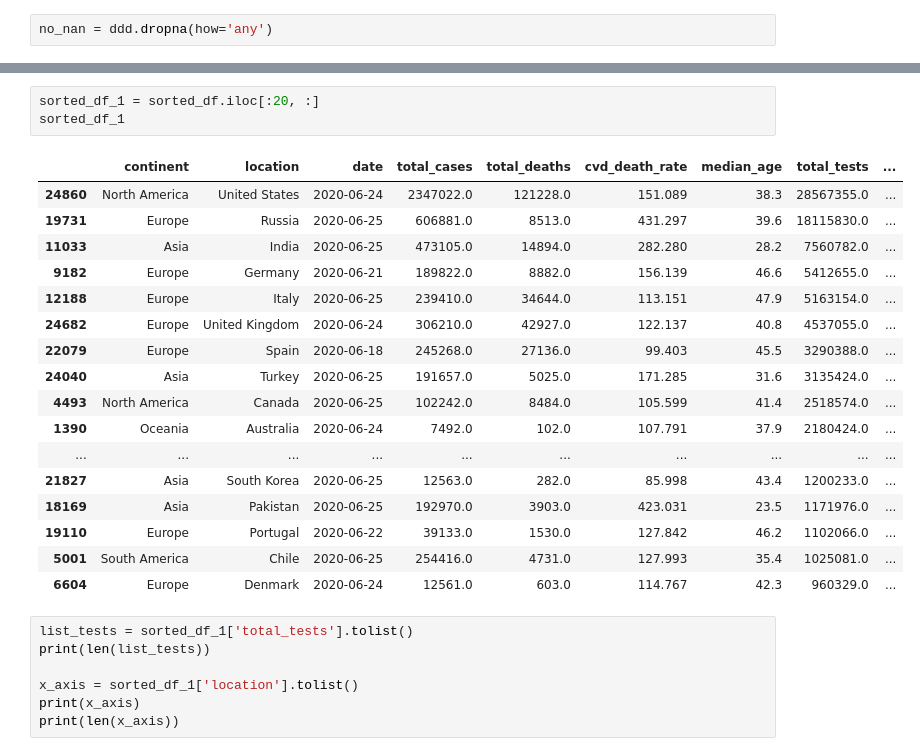
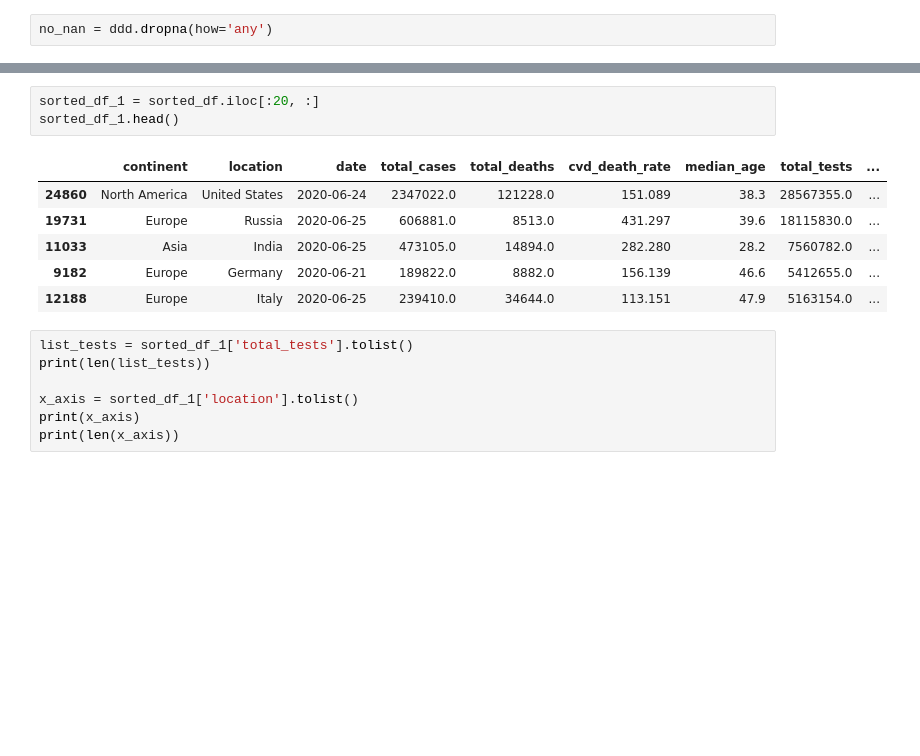
Before and after one commit to edwardma401/unit07_project_1, a Jupyter notebook: Untitled.ipynb, the cells around one changed output, grey strips where cells are left out. Cells and saved outputs as stored; diff of their text form; blank space fills up the shorter version.

```diff
--- a/Untitled.ipynb
+++ b/Untitled.ipynb
@@ -152,24 +100,13 @@ sorted_df
 # %%
 sorted_df_1 = sorted_df.iloc[:20, :]
-sorted_df_1
+sorted_df_1.head()
 # %% [output]
 |  | continent | location | date | total_cases | total_deaths | cvd_death_rate | median_age | total_tests | ... |
 | 24860 | North America | United States | 2020-06-24 | 2347022.0 | 121228.0 | 151.089 | 38.3 | 28567355.0 | ... |
 | 19731 | Europe | Russia | 2020-06-25 | 606881.0 | 8513.0 | 431.297 | 39.6 | 18115830.0 | ... |
 | 11033 | Asia | India | 2020-06-25 | 473105.0 | 14894.0 | 282.280 | 28.2 | 7560782.0 | ... |
 | 9182 | Europe | Germany | 2020-06-21 | 189822.0 | 8882.0 | 156.139 | 46.6 | 5412655.0 | ... |
 | 12188 | Europe | Italy | 2020-06-25 | 239410.0 | 34644.0 | 113.151 | 47.9 | 5163154.0 | ... |
-| 24682 | Europe | United Kingdom | 2020-06-24 | 306210.0 | 42927.0 | 122.137 | 40.8 | 4537055.0 | ... |
-| 22079 | Europe | Spain | 2020-06-18 | 245268.0 | 27136.0 | 99.403 | 45.5 | 3290388.0 | ... |
-| 24040 | Asia | Turkey | 2020-06-25 | 191657.0 | 5025.0 | 171.285 | 31.6 | 3135424.0 | ... |
-| 4493 | North America | Canada | 2020-06-25 | 102242.0 | 8484.0 | 105.599 | 41.4 | 2518574.0 | ... |
-| 1390 | Oceania | Australia | 2020-06-24 | 7492.0 | 102.0 | 107.791 | 37.9 | 2180424.0 | ... |
-| ... | ... | ... | ... | ... | ... | ... | ... | ... | ... |
-| 21827 | Asia | South Korea | 2020-06-25 | 12563.0 | 282.0 | 85.998 | 43.4 | 1200233.0 | ... |
-| 18169 | Asia | Pakistan | 2020-06-25 | 192970.0 | 3903.0 | 423.031 | 23.5 | 1171976.0 | ... |
-| 19110 | Europe | Portugal | 2020-06-22 | 39133.0 | 1530.0 | 127.842 | 46.2 | 1102066.0 | ... |
-| 5001 | South America | Chile | 2020-06-25 | 254416.0 | 4731.0 | 127.993 | 35.4 | 1025081.0 | ... |
-| 6604 | Europe | Denmark | 2020-06-24 | 12561.0 | 603.0 | 114.767 | 42.3 | 960329.0 | ... |
 # %%
 list_tests = sorted_df_1['total_tests'].tolist()
 print(len(list_tests))
```
Also changed, not shown: parts of 13 cells of this notebook.
